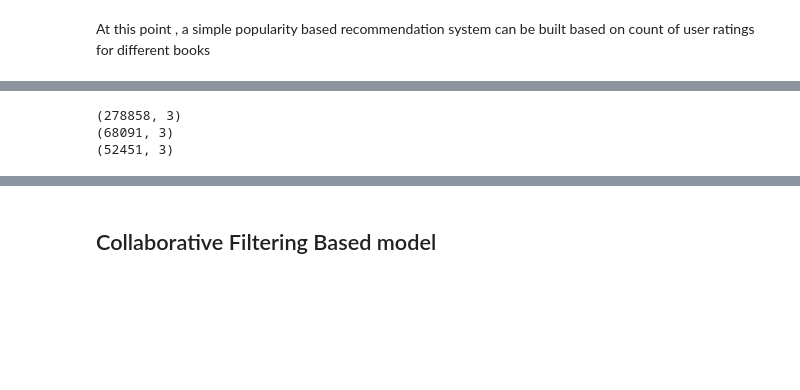
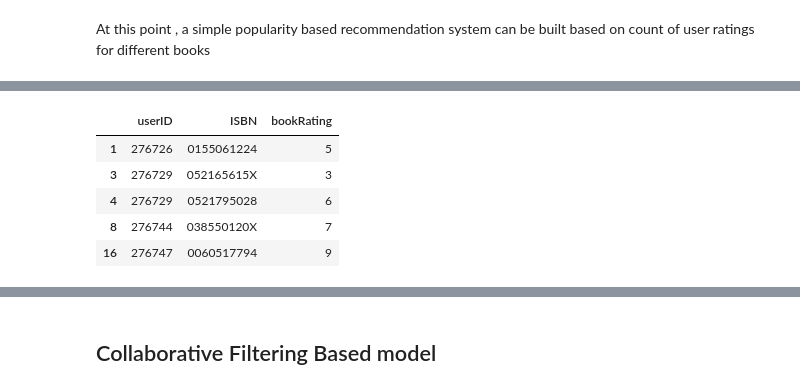
Before and after one commit to salma71/book_recommendation_model, a Jupyter notebook: Book_recommender_system.ipynb, the cells around one changed output, grey strips where cells are left out. Saved outputs shown, nothing was run; the diff lists cells and outputs as text; code cells hidden in the pictures; blank space fills up the shorter version.

```diff
--- a/Book_recommender_system.ipynb
+++ b/Book_recommender_system.ipynb
@@ -452,9 +448,9 @@ users_imp_ratings = users[users.userID.isin(ratings_implicit.userID)]
-# %%
-#checking shapes
-print (users.shape)
-print (users_exp_ratings.shape)
-print (users_imp_ratings.shape)
-# %% [output]
-(278858, 3)
-(68091, 3)
-(52451, 3)
+# %%
+display(ratings_explicit.head())
+# %% [output]
+|  | userID | ISBN | bookRating |
+| 1 | 276726 | 0155061224 | 5 |
+| 3 | 276729 | 052165615X | 3 |
+| 4 | 276729 | 0521795028 | 6 |
+| 8 | 276744 | 038550120X | 7 |
+| 16 | 276747 | 0060517794 | 9 |
```
Also changed, not shown: parts of 40 cells of this notebook.
